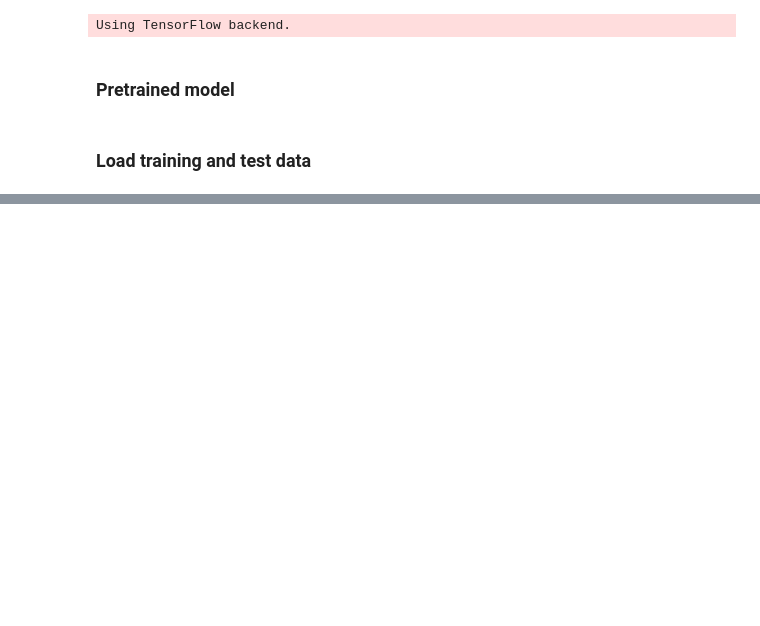
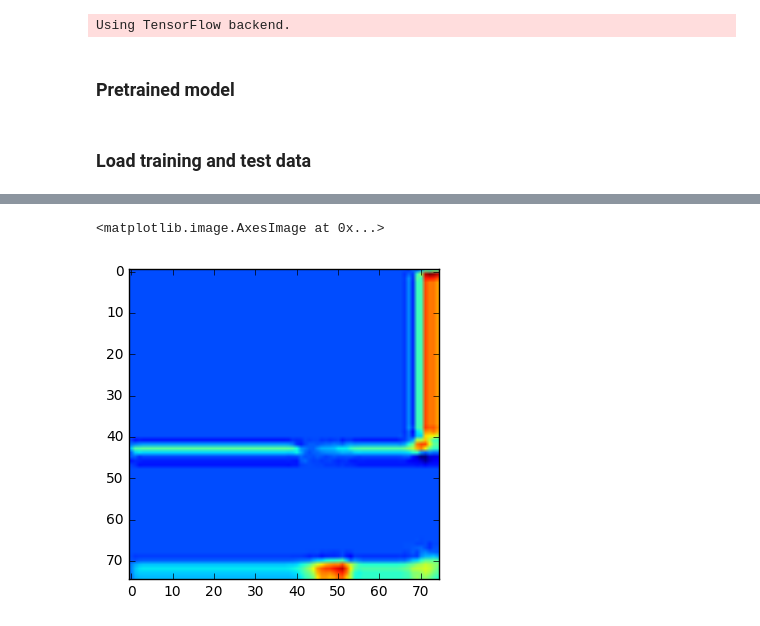
Before and after one commit to dcromp/artificial_intelligence, a Jupyter notebook: resnet_iceberg_challange/iceberg_cnn.ipynb, the cells around one changed output, grey strips where cells are left out. Cells and saved outputs as stored; diff of their text form; code cells hidden in the pictures; blank space fills up the shorter version.

```diff
--- a/resnet_iceberg_challange/iceberg_cnn.ipynb
+++ b/resnet_iceberg_challange/iceberg_cnn.ipynb
@@ -229,0 +462,8 @@ def up_block(x, filters, size):
+# %%
+# Pretrain discriminator
+noise_gen = np.random.uniform(-1,1,size=[200,100])
+generated_images = generator.predict(noise_gen)
+plt.imshow(generated_images[1][:,:,1])
+# %% [output]
+<matplotlib.image.AxesImage at 0x...>
+[figure, added]
```
Also changed, not shown: parts of 41 cells of this notebook.
